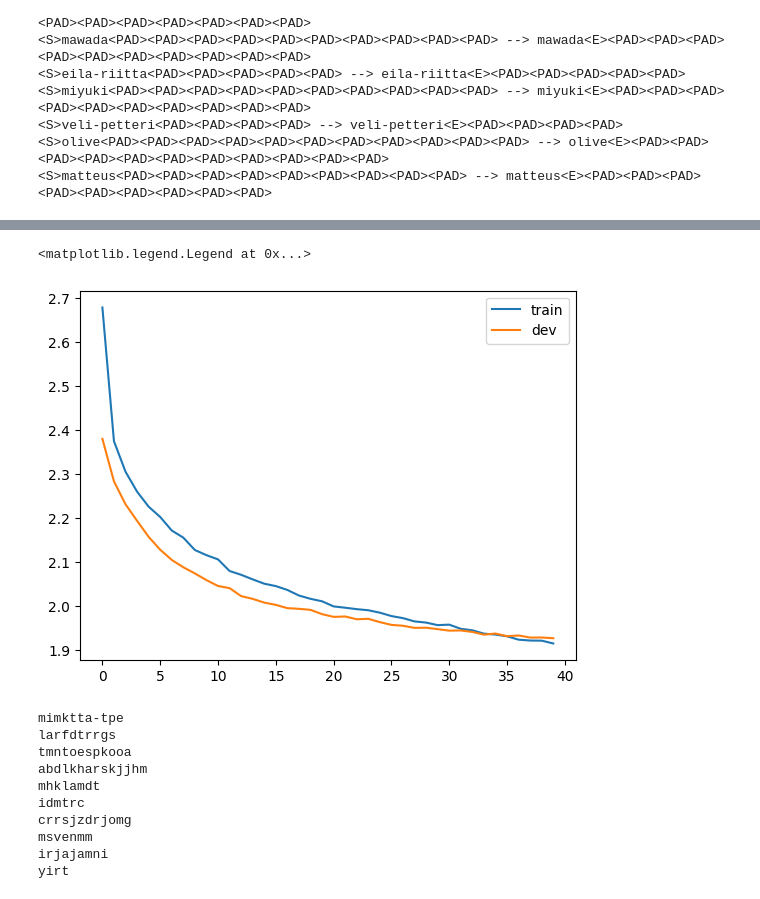
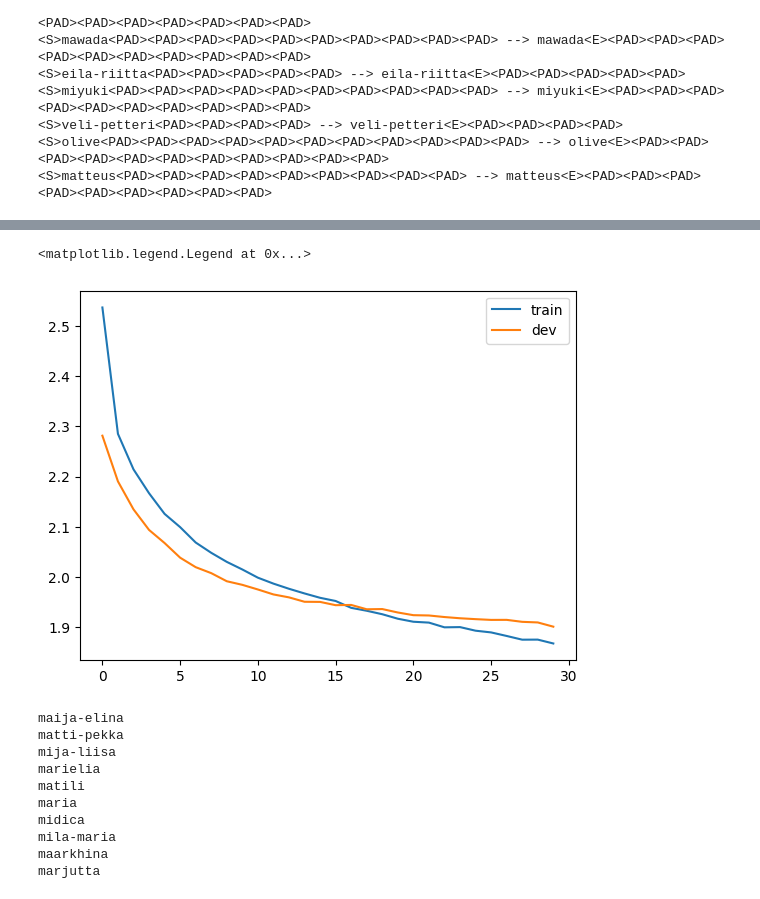
Before and after one commit to markusryoti/makemore-finnish, a Jupyter notebook: transformer.ipynb, the cells around one changed output, grey strips where cells are left out. Saved outputs shown, nothing was run; the diff lists cells and outputs as text; code cells hidden in the pictures.

```diff
--- a/transformer.ipynb
+++ b/transformer.ipynb
@@ -206,7 +206,7 @@ CONTEXT = len(Xtr[1])
 EMBED_DIM = 128
 NHEADS = 8
 BATCH_SIZE = 64
-EPOCHS = 20_000
+EPOCHS = 30_000
 LR = 1e-4
 
 vocab_size = len(vocabulary)
@@ -239,7 +239,7 @@ for epoch in range(1, EPOCHS + 1):
 
     losses.append(loss.item())
 
-    if epoch % 500 == 0:
+    if epoch % 1000 == 0:
         with torch.no_grad():
             model.eval()
 
@@ -249,7 +249,7 @@ for epoch in range(1, EPOCHS + 1):
             )
             val_losses.append(dev_loss.item())
 
-        recent_training_loss = sum(losses[-500:]) / 500
+        recent_training_loss = sum(losses[-1000:]) / 1000
 
         print(
             f"Epoch {epoch:4d} | loss {recent_training_loss:.4f} | dev loss {dev_loss.item():.4f}"
@@ -275,10 +275,10 @@ Epoch 20000 | loss 1.9143 | dev loss 1.9262
 # %%
-plt.plot(torch.tensor(losses).view(-1, 500).mean(dim=1))
+plt.plot(torch.tensor(losses).view(-1, 1000).mean(dim=1))
 plt.plot(torch.tensor(val_losses))
 plt.legend(['train', 'dev'])
 # %% [output]
 <matplotlib.legend.Legend at 0x...>
-[figure, old version]
+[figure, new version]
 # %%
 @torch.no_grad()
 def generate(model, start_prompt, max_length=20, temperature=0.8):
@@ -306,16 +306,16 @@ def generate(model, start_prompt, max_length=20, temperature=0.8):
     return generated
 # %%
 for i in range(10):
-    n = generate(model, start_prompt='', max_length=CONTEXT, temperature=0.8)
+    n = generate(model, start_prompt='m', max_length=CONTEXT, temperature=0.8)
     print(n)
 # %% [output]
-mimktta-tpe
-larfdtrrgs
-tmntoespkooa
-abdlkharskjjhm
-mhklamdt
-idmtrc
-crrsjzdrjomg
-msvenmm
-irjajamni
-yirt
+maija-elina
+matti-pekka
+mija-liisa
+marielia
+matili
+maria
+midica
+mila-maria
+maarkhina
+marjutta
```
Also changed, not shown: parts of 1 cell of this notebook.
